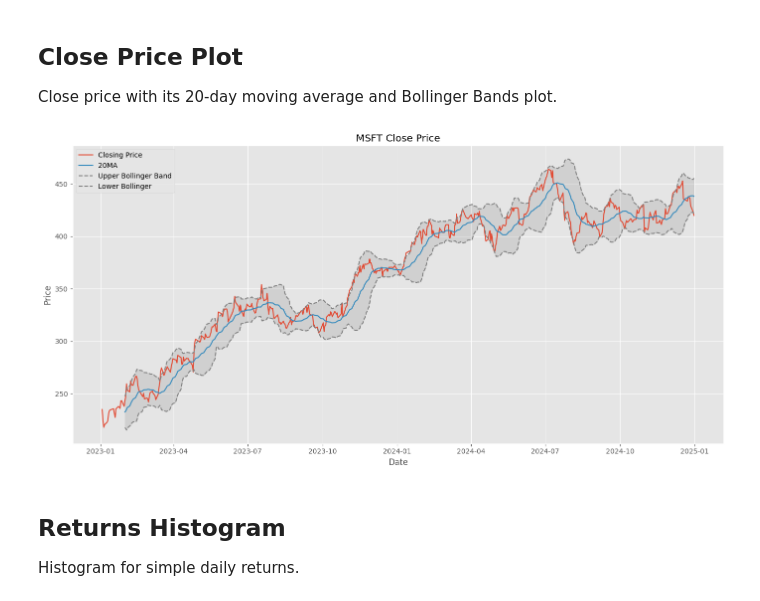
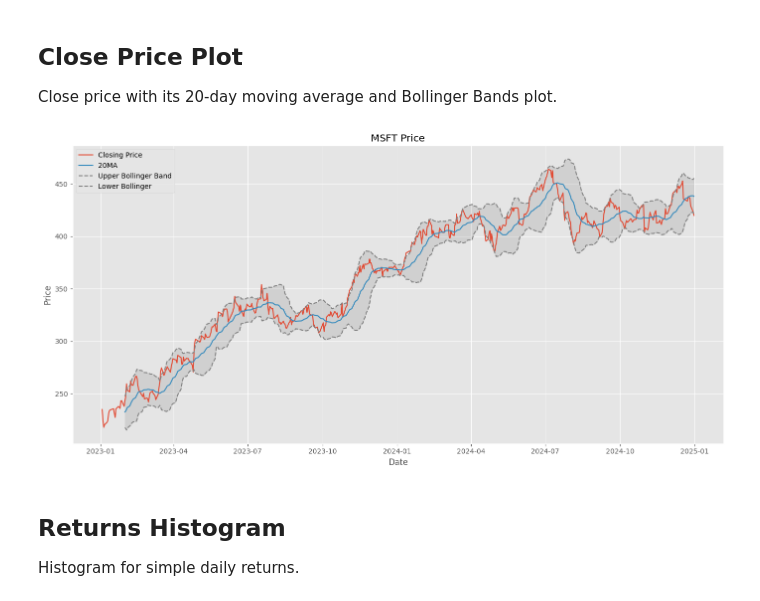
Before and after one commit to Imperial-Business-School/python-for-finance-poonnnt, a Jupyter notebook: Assessment_1a.ipynb, the cells around one changed output. Cells and saved outputs as stored; diff of their text form; code cells hidden in the pictures.

```diff
--- a/Assessment_1a.ipynb
+++ b/Assessment_1a.ipynb
@@ -182,21 +182,21 @@ Close price with its 20-day moving average and Bollinger Bands plot.
 # %%
 plt.style.use("ggplot")
 
 plt.figure(figsize=(14,7))
 plt.plot(df.Close, label="Closing Price")
 plt.plot(df.MA20, label="20MA")
 
 plt.plot(df.HighBand, color="grey", linestyle="--", label="Upper Bollinger Band")
 plt.plot(df.LowBand, color="grey", linestyle="--", label="Lower Bollinger")
 plt.fill_between(df.index, df.HighBand, df.LowBand, color="grey", alpha=0.2)
 
-plt.title("MSFT Close Price")
+plt.title("MSFT Price")
 plt.xlabel("Date")
 plt.ylabel("Price")
 plt.legend()
 plt.tight_layout()
 # %% [output]
-[figure, old version]
+[figure, new version]
 # %% [markdown]
 ## Returns Histogram
 
```
Also changed, not shown: 1 other file.
